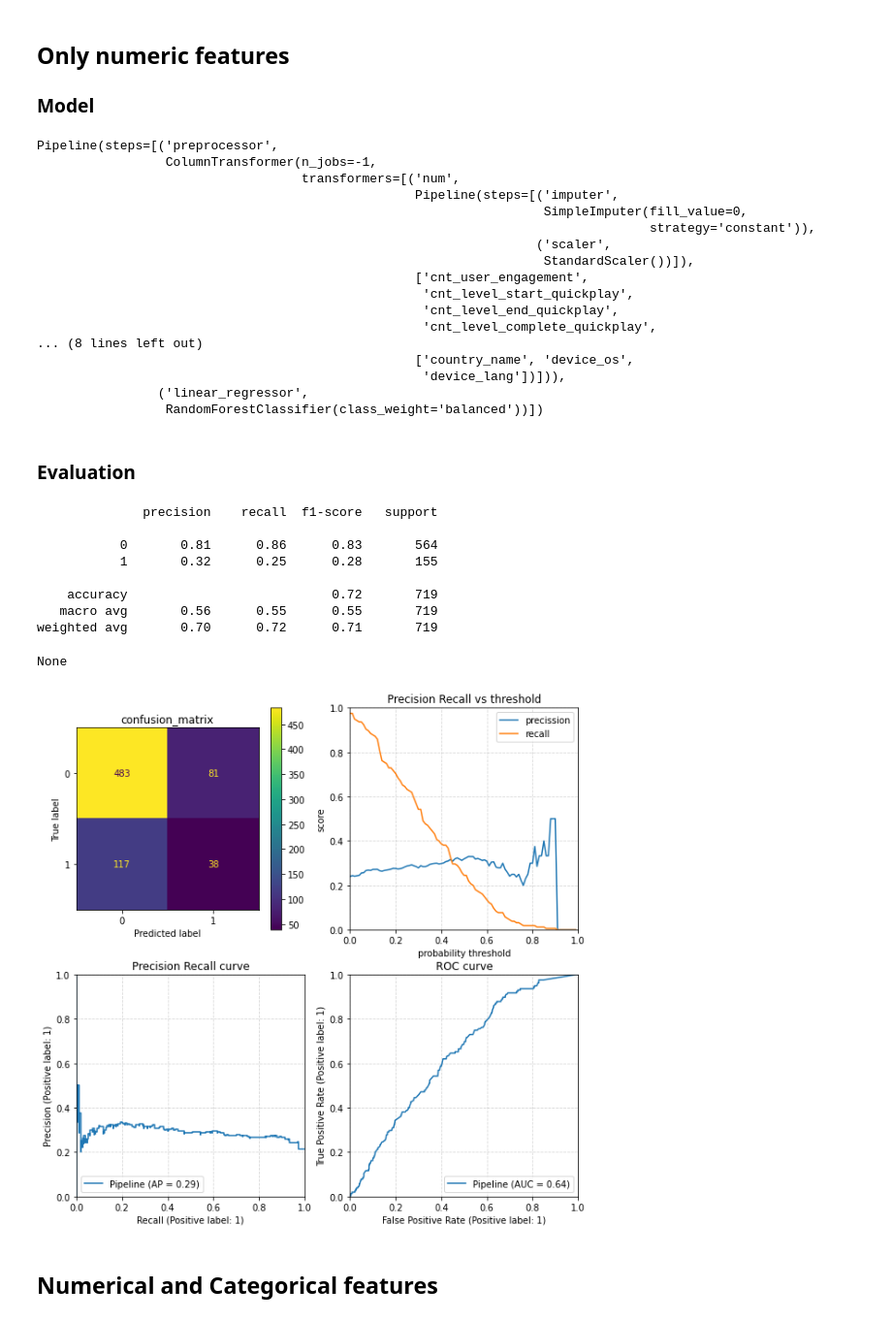
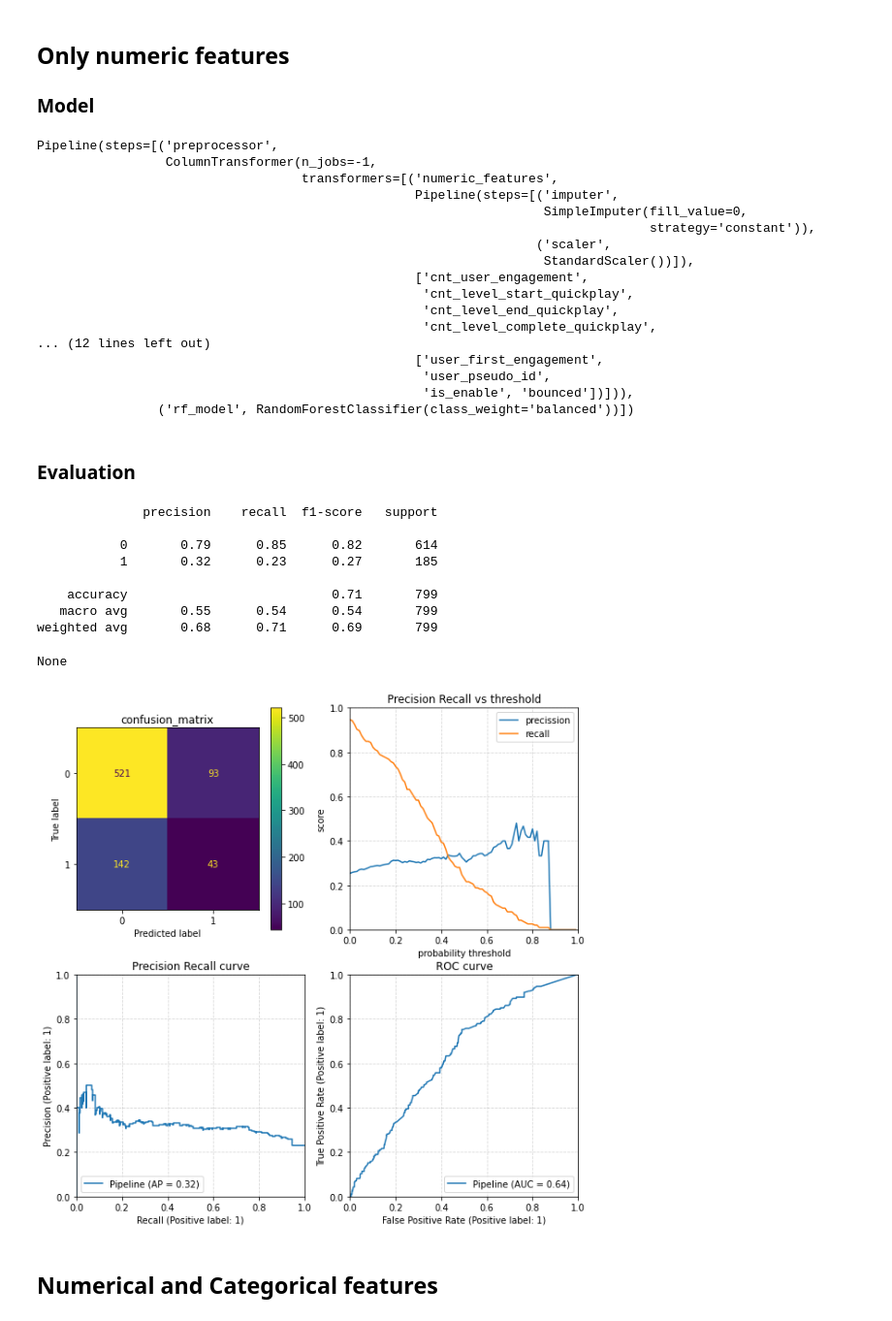
Before and after one commit to creyesp/ml-workshop-campus-party, a Jupyter notebook: notebooks/modeling_bagging.ipynb, the cells around one changed output. Shown at 97% size. Drawn from its saved outputs; the diff is of its cells as text; code cells hidden in the pictures.

```diff
--- a/notebooks/modeling_bagging.ipynb
+++ b/notebooks/modeling_bagging.ipynb
@@ -31,13 +30,10 @@ set_config(display='diagram')
 # Load Dataset
 # %%
 train = pd.read_csv('../data/users_train.csv')
-val = pd.read_csv('../data/users_val.csv')
+test = pd.read_csv('../data/users_test.csv')
 
-train.drop(columns=['user_first_engagement','user_pseudo_id'], inplace=True)
-val.drop(columns=['user_first_engagement','user_pseudo_id'], inplace=True)
+x_train, y_train = train.drop(columns=[LABEL_COLUMN]), train[LABEL_COLUMN]
+x_test, y_test = test.drop(columns=[LABEL_COLUMN]), test[LABEL_COLUMN]
-# %%
-x_train, y_train = train.drop(columns=[LABEL_COL]), train[LABEL_COL]
-x_val, y_val = val.drop(columns=[LABEL_COL]), val[LABEL_COL]
 # %% [markdown]
 # Modeling - Random Forest
 # %% [markdown]
@@ -46,15 +42,15 @@ x_val, y_val = val.drop(columns=[LABEL_COL]), val[LABEL_COL]
 # %%
 rf_model = Pipeline(
     steps=[
-        ("preprocessor", preprocessor_numeric()),
-        ("linear_regressor", RandomForestClassifier(class_weight="balanced")),
+        ("preprocessor", preprocessor(categical=False)),
+        ("rf_model", RandomForestClassifier(class_weight="balanced")),
     ]
 )
 rf_model.fit(x_train, y_train)
 # %% [output]
 Pipeline(steps=[('preprocessor',
                  ColumnTransformer(n_jobs=-1,
-                                   transformers=[('num',
+                                   transformers=[('numeric_features',
                                                   Pipeline(steps=[('imputer',
                                                                    SimpleImputer(fill_value=0,
                                                                                  strategy='constant')),
@@ -64,30 +60,31 @@ Pipeline(steps=[('preprocessor',
                                                    'cnt_level_start_quickplay',
                                                    'cnt_level_end_quickplay',
                                                    'cnt_level_complete_quickplay',
-... (8 lines left out)
-                                                  ['country_name', 'device_os',
-                                                   'device_lang'])])),
-                ('linear_regressor',
-                 RandomForestClassifier(class_weight='balanced'))])
+... (12 lines left out)
+                                                  ['user_first_engagement',
+                                                   'user_pseudo_id',
+                                                   'is_enable', 'bounced'])])),
+                ('rf_model', RandomForestClassifier(class_weight='balanced'))])
 # %% [markdown]
 ### Evaluation
 # %%
-y_val_pred = rf_model.predict(x_val)
+x = x_test
+y = y_test
 
-display(print(metrics.classification_report(y_val, y_val_pred)))
-
-ax = plot_metric_curves(rf_model, x_val, y_val)
+y_pred = rf_model.predict(x)
+display(print(metrics.classification_report(y, y_pred)))
+ax = plot_metric_curves(rf_model, x, y)
 # %% [output]
               precision    recall  f1-score   support
 
-           0       0.81      0.86      0.83       564
-           1       0.32      0.25      0.28       155
+           0       0.79      0.85      0.82       614
+           1       0.32      0.23      0.27       185
 
-    accuracy                           0.72       719
-   macro avg       0.56      0.55      0.55       719
-weighted avg       0.70      0.72      0.71       719
+    accuracy                           0.71       799
+   macro avg       0.55      0.54      0.54       799
+weighted avg       0.68      0.71      0.69       799
 None
-[figure, old version]
+[figure, new version]
 # %% [markdown]
 ## Numerical and Categorical features
 # %% [markdown]
```
Also changed, not shown: parts of 4 cells of this notebook, 19 other files.
